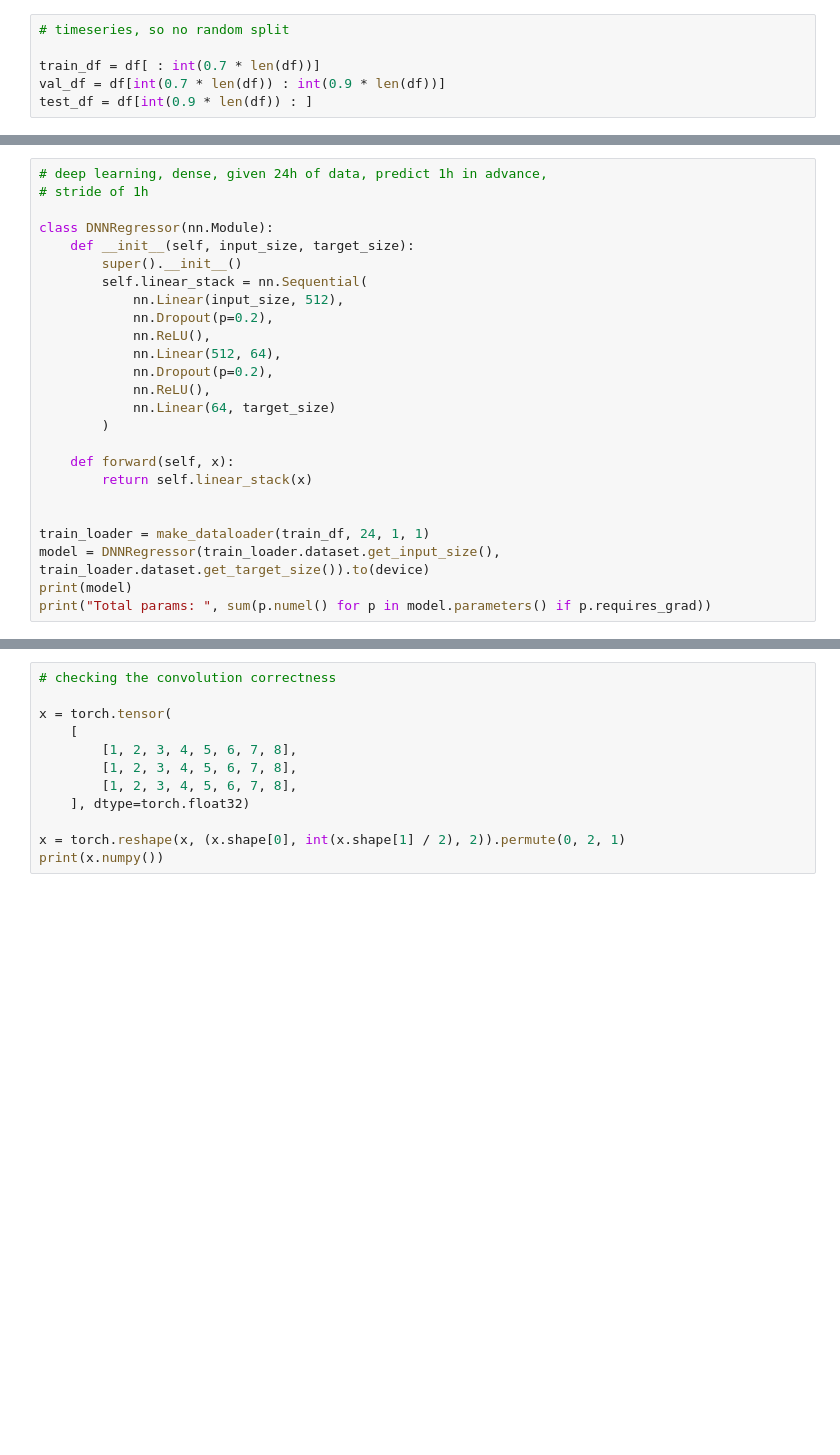
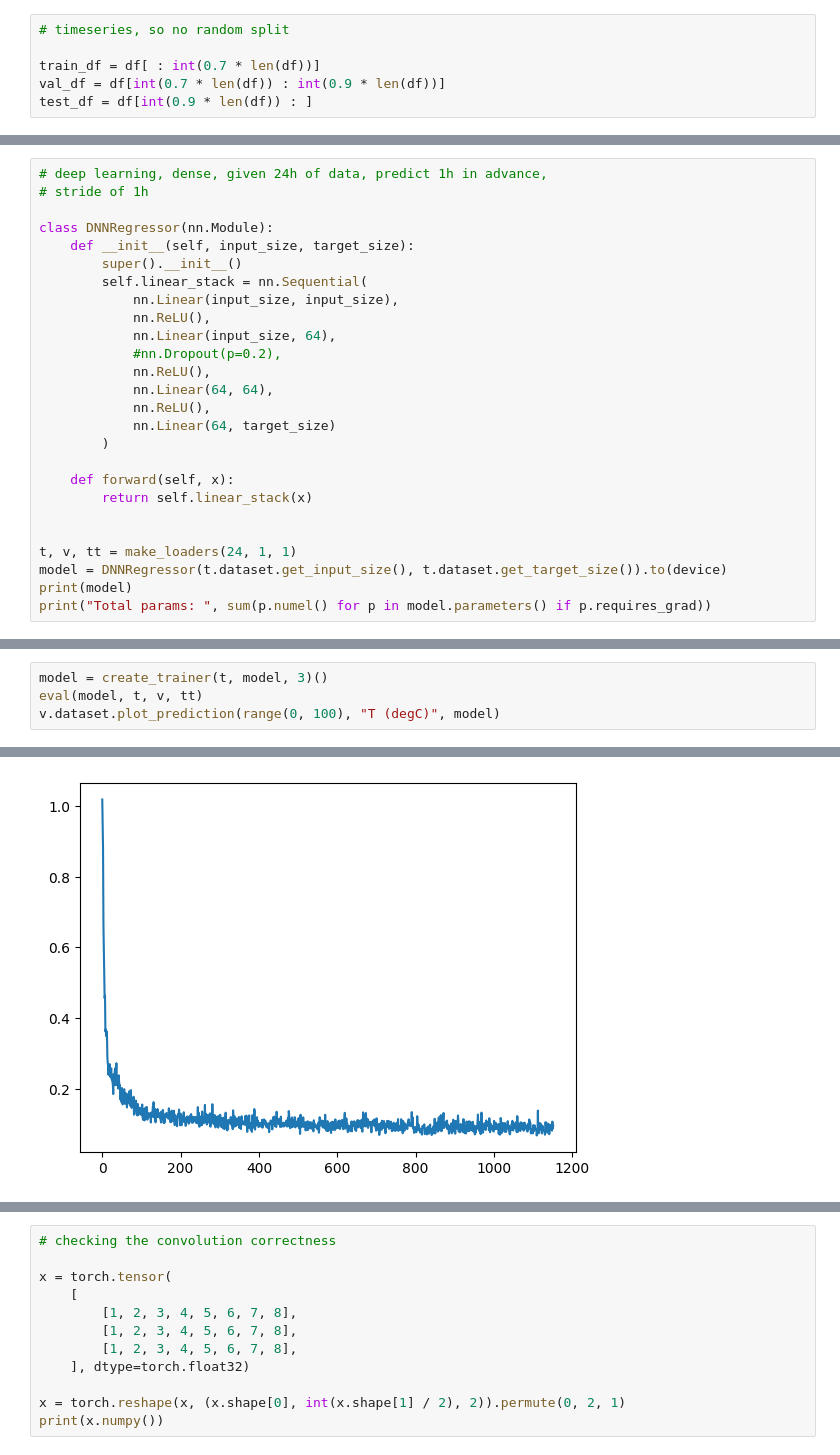
Before and after one commit to alexandrugris/collabs, a Jupyter notebook: timeseries-pytorch.ipynb, the cells around one changed output, grey strips where cells are left out. Saved outputs shown, nothing was run; the diff lists cells and outputs as text; blank space fills up the shorter version.

```diff
--- a/timeseries-pytorch.ipynb
+++ b/timeseries-pytorch.ipynb
@@ -355,11 +456,12 @@ class DNNRegressor(nn.Module):
     def __init__(self, input_size, target_size):
         super().__init__()
         self.linear_stack = nn.Sequential(
-            nn.Linear(input_size, 512),
-            nn.Dropout(p=0.2),
+            nn.Linear(input_size, input_size),
             nn.ReLU(),
-            nn.Linear(512, 64),
-            nn.Dropout(p=0.2),
+            nn.Linear(input_size, 64),
+            #nn.Dropout(p=0.2),
+            nn.ReLU(),
+            nn.Linear(64, 64),
             nn.ReLU(),
             nn.Linear(64, target_size)
         )
@@ -368,8 +470,8 @@ class DNNRegressor(nn.Module):
         return self.linear_stack(x)
 
 
-train_loader = make_dataloader(train_df, 24, 1, 1)
-model = DNNRegressor(train_loader.dataset.get_input_size(), train_loader.dataset.get_target_size()).to(device)
+t, v, tt = make_loaders(24, 1, 1)
+model = DNNRegressor(t.dataset.get_input_size(), t.dataset.get_target_size()).to(device)
 print(model)
 print("Total params: ", sum(p.numel() for p in model.parameters() if p.requires_grad))
 # %% [output]
@@ -407,0 +493,5 @@ loss: 0.152027  [38528/49038]
+# %%
+model = create_trainer(t, model, 3)()
+eval(model, t, v, tt)
+v.dataset.plot_prediction(range(0, 100), "T (degC)", model)
+# %% [output]
@@ -407,0 +514 @@ loss: 0.152027  [38528/49038]
+[figure, added]
```
Also changed, not shown: parts of 15 cells of this notebook, 3 other files.
